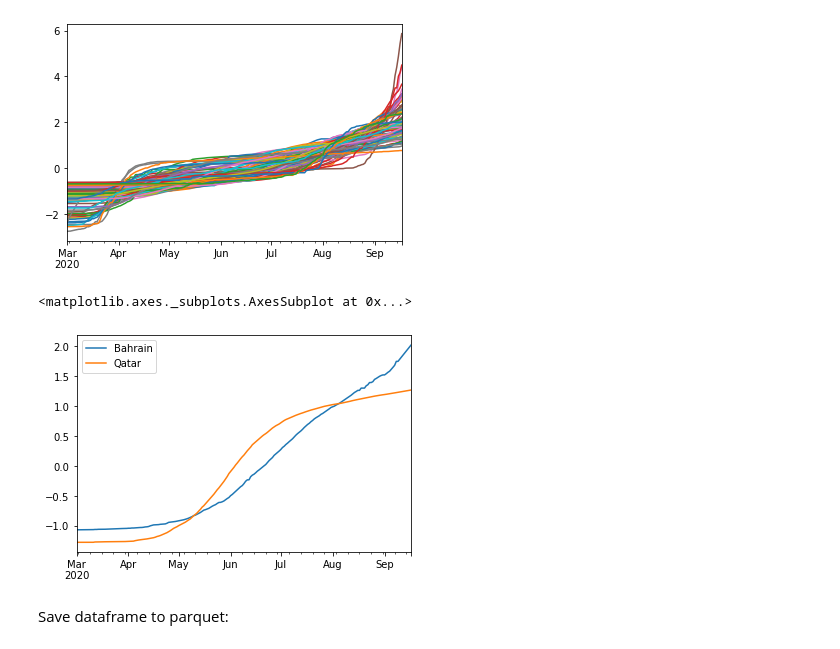
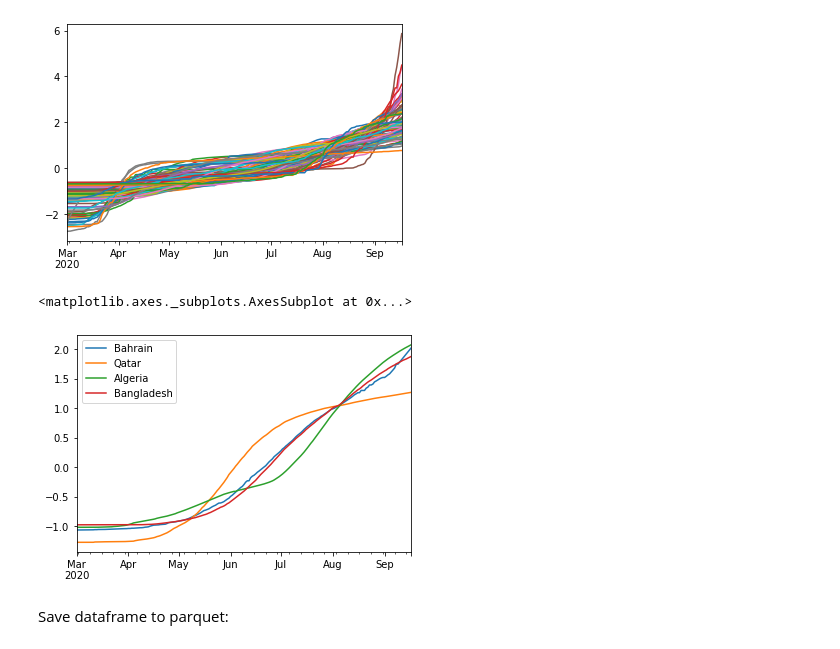
Before and after one commit to anweei/Covid-forecasting, a Jupyter notebook: new_version/pre_processing/preprocessing.ipynb, the cells around one changed output. Saved outputs shown, nothing was run; the diff lists cells and outputs as text; code cells hidden in the pictures.

```diff
--- a/new_version/pre_processing/preprocessing.ipynb
+++ b/new_version/pre_processing/preprocessing.ipynb
@@ -246,10 +242,10 @@ z_df.plot(legend='')
 <matplotlib.axes._subplots.AxesSubplot at 0x...>
 [figure]
 # %%
-z_df.plot(y=['Bahrain','Qatar'])
+z_df.plot(y=['Bahrain','Qatar','Algeria','Bangladesh'])
 # %% [output]
 <matplotlib.axes._subplots.AxesSubplot at 0x...>
-[figure, old version]
+[figure, new version]
 # %% [markdown]
 Save dataframe to parquet:
 # %%
```
Also changed, not shown: parts of 2 cells of this notebook, 21 other files.
